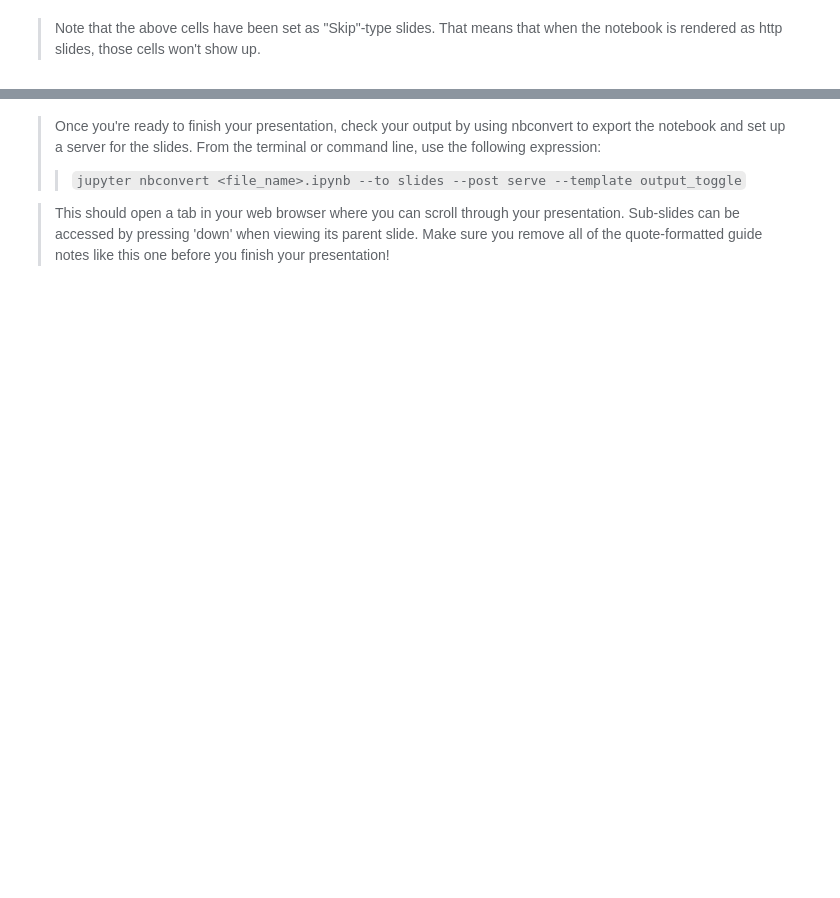
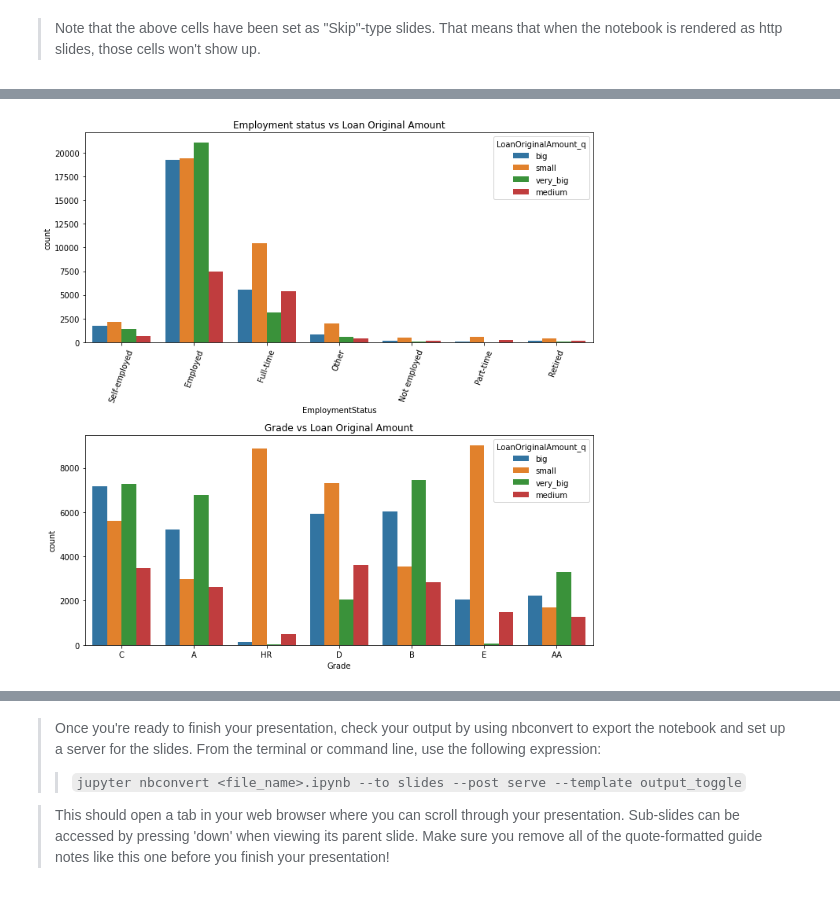
Before and after one commit to wythe0513/Prosper_Loan, a Jupyter notebook: slide_deck_template.ipynb, the cells around one changed output, grey strips where cells are left out. Saved outputs shown, nothing was run; the diff lists cells and outputs as text; code cells hidden in the pictures; blank space fills up the shorter version.

```diff
--- a/slide_deck_template.ipynb
+++ b/slide_deck_template.ipynb
@@ -40,0 +73,15 @@ but feel free to add more if you'd like!
+# %%
+plt.figure(figsize=[10,10])
+
+plt.subplot(2,1,1)
+ax=sb.countplot(data=loan, x='EmploymentStatus', hue='LoanOriginalAmount_q');
+ax.set_xticklabels(ax.get_xticklabels(), rotation=70);
+plt.title('Employment status vs Loan Original Amount')
+plt.tight_layout();
+
+plt.subplot(2,1,2)
+sb.countplot(data=loan, x='Grade', hue='LoanOriginalAmount_q');
+plt.title('Grade vs Loan Original Amount');
+plt.tight_layout();
+# %% [output]
+[figure, added]
```
Also changed, not shown: parts of 13 cells of this notebook, 1 other file.
